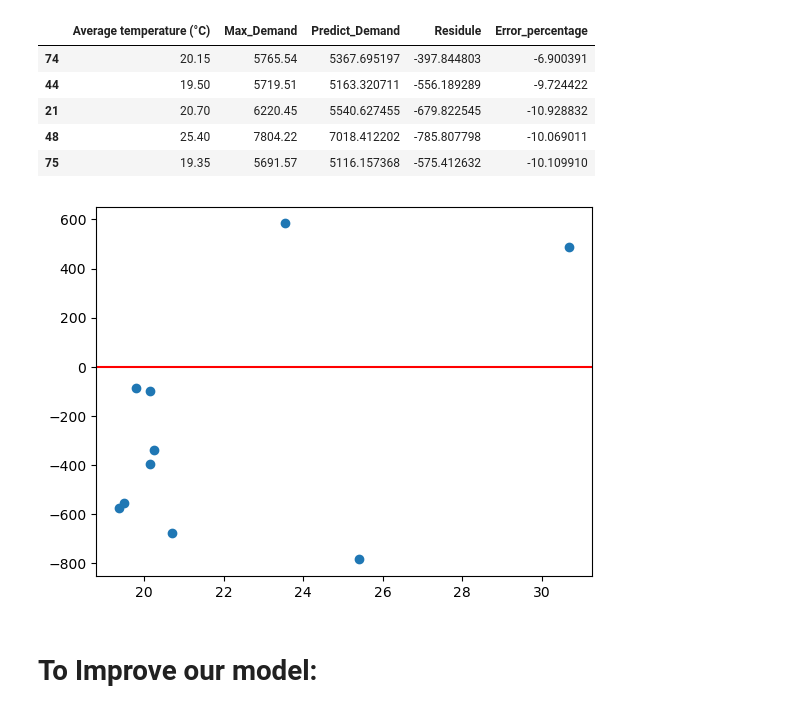
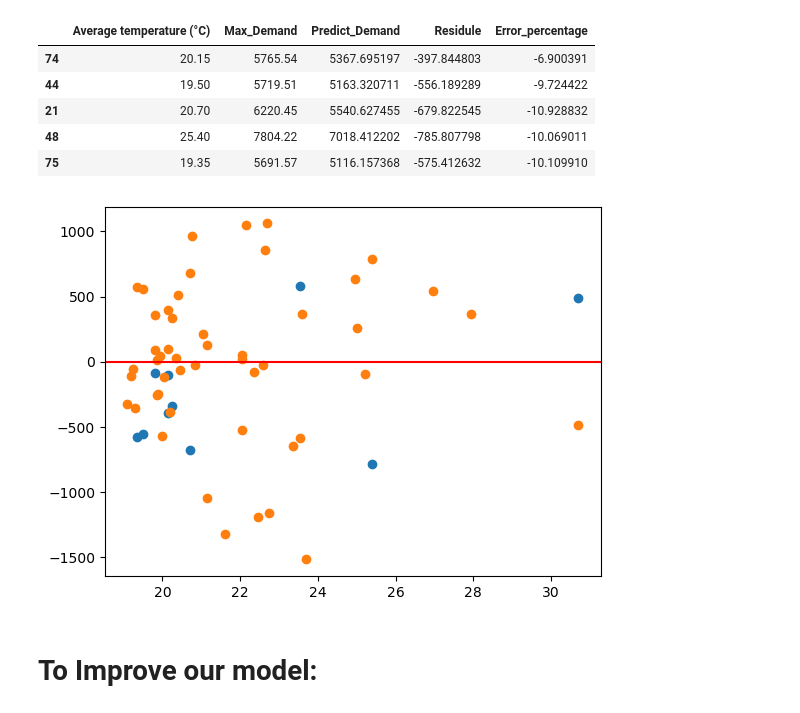
Before and after one commit to foadmomeni/A2-Project-6, a Jupyter notebook: 2_first_model-1.ipynb, the cells around one changed output. Saved outputs shown, nothing was run; the diff lists cells and outputs as text; code cells hidden in the pictures.

```diff
--- a/2_first_model-1.ipynb
+++ b/2_first_model-1.ipynb
@@ -270,12 +271,13 @@ model_df.head()
 | 75 | 19.35 | 5691.57 | 5116.157368 | -575.412632 | -10.109910 |
 # %%
 plt.scatter(model_df['Average temperature (°C)'],model_df['Residule'])
+plt.scatter(result2['Average temperature (°C)'],result2['Max_Demand']-314.42228657 * result2['Average temperature (°C)'] + 967.9138771227513)
 
 
 plt.axhline(y=0, color='r', linestyle='-')
 plt.show()
 # %% [output]
-[figure, old version]
+[figure, new version]
 # %% [markdown]
 # To Improve our model:
 # %% [markdown]
```
Also changed, not shown: parts of 1 cell of this notebook.
